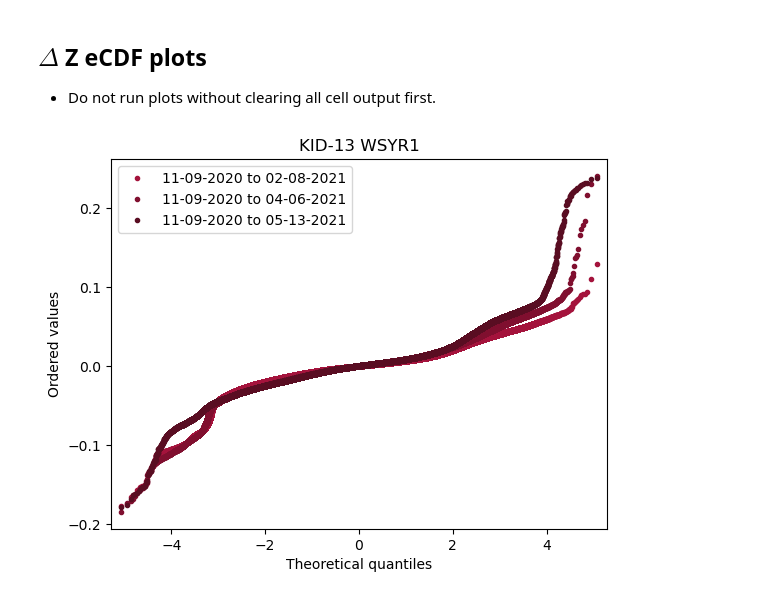
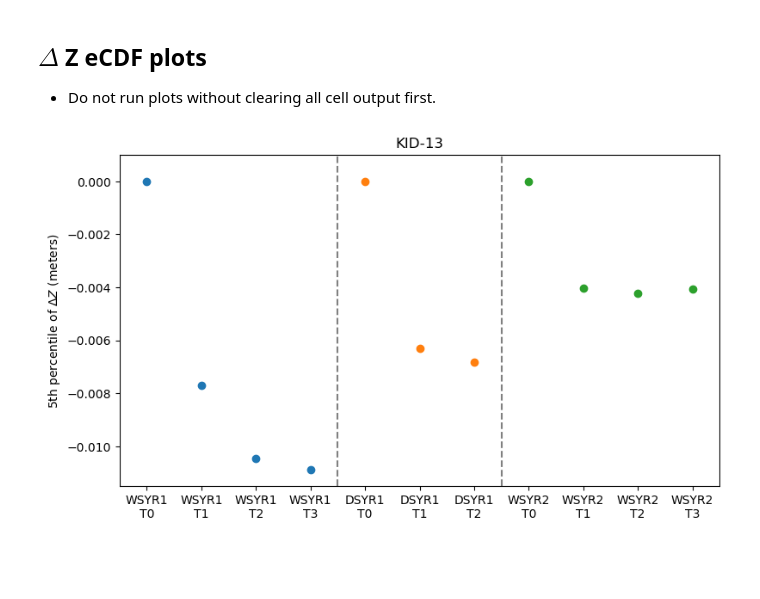
Before and after one commit to amanaster2/micro_diff, a Jupyter notebook: notebooks/stats.ipynb, the cells around one changed output. Saved outputs shown, nothing was run; the diff lists cells and outputs as text; code cells hidden in the pictures; blank space fills up the shorter version.

```diff
--- a/notebooks/stats.ipynb
+++ b/notebooks/stats.ipynb
@@ -44,22 +44,3 @@ ds_diff_k13_wsyr1_sfm_4 = ds_diff_k13_wsyr1_sfm.isel(time=4).to_dataframe()
 ds_diff_k13_wsyr1_sfm_4.reset_index(inplace=True)
 ds_diff_k13_wsyr1_sfm_4.dropna(inplace=True)
 ds_diff_k13_wsyr1_sfm_4.drop(axis=1, labels=['time','spatial_ref'],inplace=True)
-# %%
-fig, ax = plt.subplots()
-
-sm.qqplot(ds_diff_k13_wsyr1_sfm_2.band1.sort_values(),ax=ax,markersize=3,\
-    markerfacecolor='#a4133c', markeredgecolor='#a4133c', label='11-09-2020 to 02-08-2021')
-sm.qqplot(ds_diff_k13_wsyr1_sfm_3.band1.sort_values(),ax=ax,markersize=3,\
-    markerfacecolor='#800f2f', markeredgecolor='#800f2f', label='11-09-2020 to 04-06-2021')
-sm.qqplot(ds_diff_k13_wsyr1_sfm_4.band1.sort_values(),ax=ax,markersize=3,\
-    markerfacecolor='#590d22', markeredgecolor='#590d22', label='11-09-2020 to 05-13-2021')
-ax.set_xlabel('Theoretical quantiles')
-ax.set_ylabel('Ordered values')
-# ax.set_xlim(-5,5)
-# ax.set_ylim(-0.25,0.25)
-ax.legend()
-ax.set_title('KID-13 WSYR1')
-
-plt.show()
-# %% [output]
-[figure, removed]
@@ -65,0 +72,34 @@ plt.show()
+# %%
+k13_wsyr1_5per_1 = np.percentile(ds_diff_k13_wsyr1_sfm_2,5)
+k13_wsyr1_5per_2 = np.percentile(ds_diff_k13_wsyr1_sfm_3,5)
+k13_wsyr1_5per_3 = np.percentile(ds_diff_k13_wsyr1_sfm_4,5)
+
+k13_dsyr1_5per_1 = np.percentile(ds_diff_k13_dsyr1_sfm_2,5)
+k13_dsyr1_5per_2 = np.percentile(ds_diff_k13_dsyr1_sfm_3,5)
+
+k13_wsyr2_5per_1 = np.percentile(ds_diff_k13_wsyr2_sfm_2,5)
+k13_wsyr2_5per_2 = np.percentile(ds_diff_k13_wsyr2_sfm_3,5)
+k13_wsyr2_5per_3 = np.percentile(ds_diff_k13_wsyr2_sfm_4,5)
+
+k13_5per1 = [0.0,k13_wsyr1_5per_1,k13_wsyr1_5per_2,k13_wsyr1_5per_3]
+k13_5per2 = [0.0,k13_dsyr1_5per_1,k13_dsyr1_5per_2]
+k13_5per3 = [0.0,k13_wsyr2_5per_1,k13_wsyr2_5per_2,k13_wsyr2_5per_3]
+
+k13_time1 = ['WSYR1\nT0','WSYR1\nT1', 'WSYR1\nT2', 'WSYR1\nT3']
+k13_time2 = ['DSYR1\nT0','DSYR1\nT1', 'DSYR1\nT2']
+k13_time3 = ['WSYR2\nT0','WSYR2\nT1', 'WSYR2\nT2', 'WSYR2\nT3']
+
+
+fig, ax = plt.subplots(figsize=(9,5))
+plt.scatter(k13_time1, k13_5per1)
+plt.scatter(k13_time2, k13_5per2)
+plt.scatter(k13_time3, k13_5per3)
+plt.axvline(x=3.5, color='gray', linestyle='--')
+plt.axvline(x=6.5, color='gray', linestyle='--')
+ax.set_ylim(-0.0115,0.001)
+
+ax.set_ylabel(r'5th percentile of $\Delta Z$ (meters)')
+ax.set_title('KID-13')
+plt.show()
+# %% [output]
+[figure, added]
```
Also changed, not shown: parts of 16 cells of this notebook.
